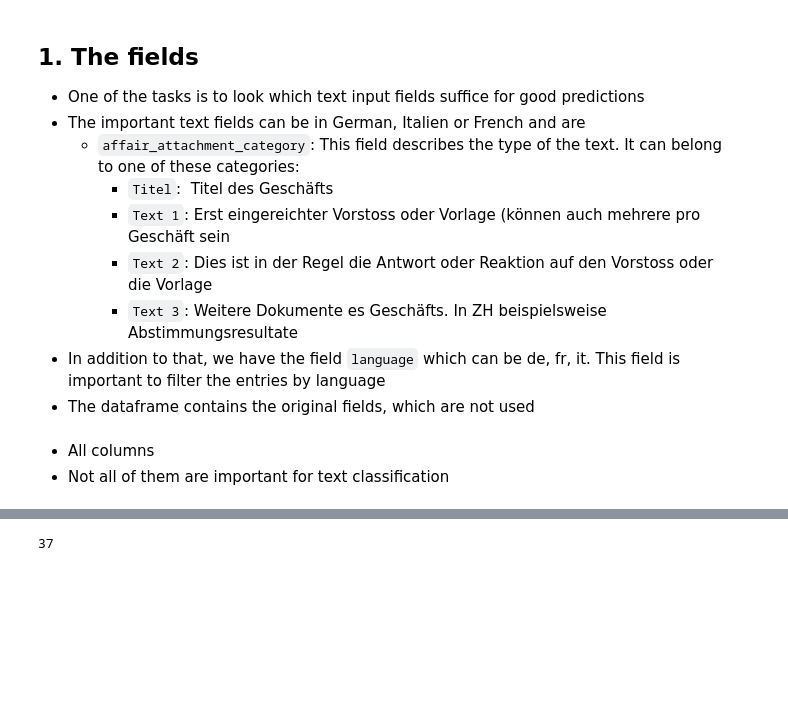
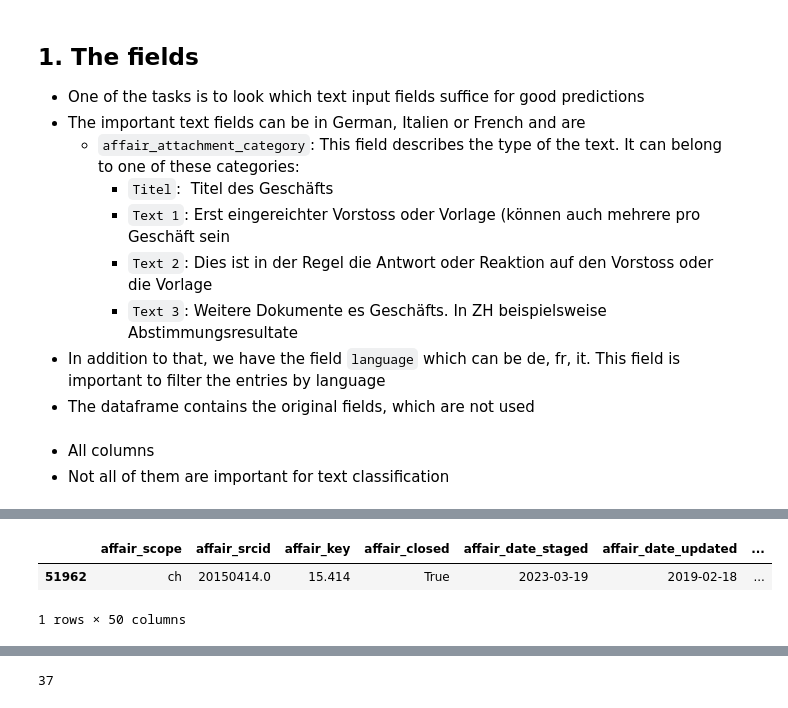
Before and after one commit to JoelNiklaus/LEXTREME, a Jupyter notebook: politmonitor/notebooks/Statistics.ipynb, the cells around one changed output, grey strips where cells are left out. Drawn from its saved outputs; the diff is of its cells as text; code cells hidden in the pictures; blank space fills up the shorter version.

```diff
--- a/politmonitor/notebooks/Statistics.ipynb
+++ b/politmonitor/notebooks/Statistics.ipynb
@@ -106,0 +119,8 @@ tdh.training_data_df[tdh.training_data_df.text.str.contains('Infolge der geände
+# %%
+df = pd.read_excel('/Users/vetonmatoshi/Documents/Git/LEXTREME/politmonitor/data/Data/affairs.xlsx')
+# %%
+df[df.affair_srcid==20150414]
+# %% [output]
+|  | affair_scope | affair_srcid | affair_key | affair_closed | affair_date_staged | affair_date_updated | ... |
+| 51962 | ch | 20150414.0 | 15.414 | True | 2023-03-19 | 2019-02-18 | ... |
+1 rows × 50 columns
```
Also changed, not shown: parts of 6 cells of this notebook, 37 other files.
